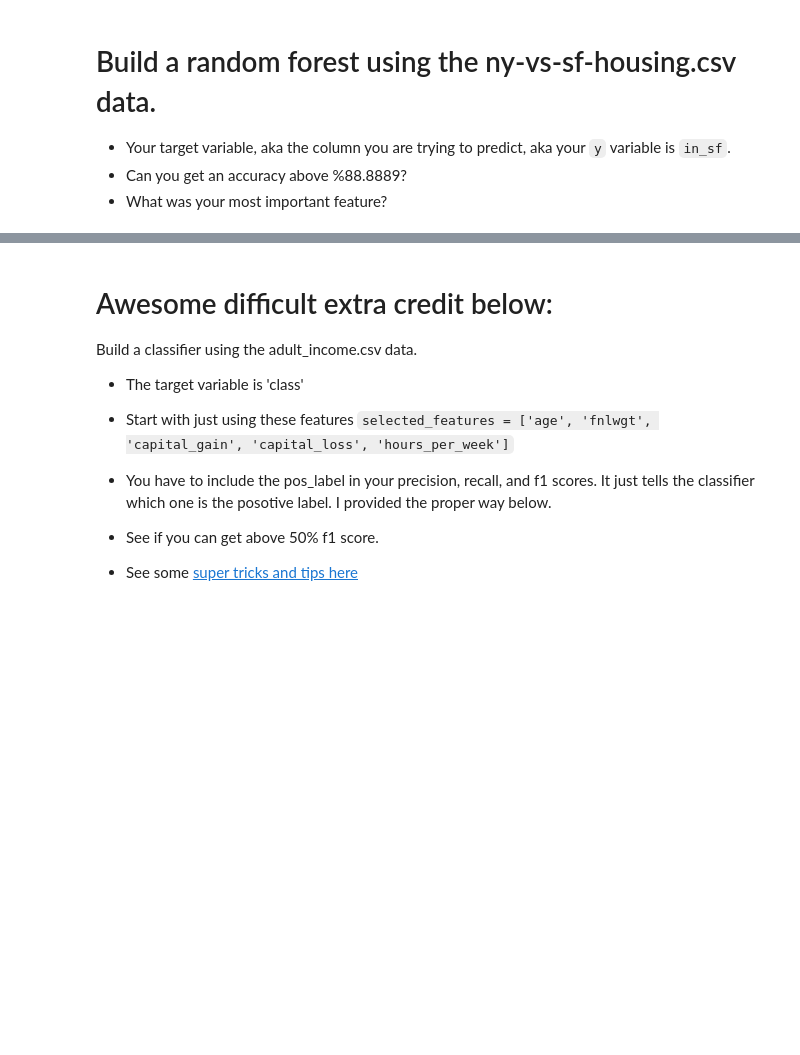
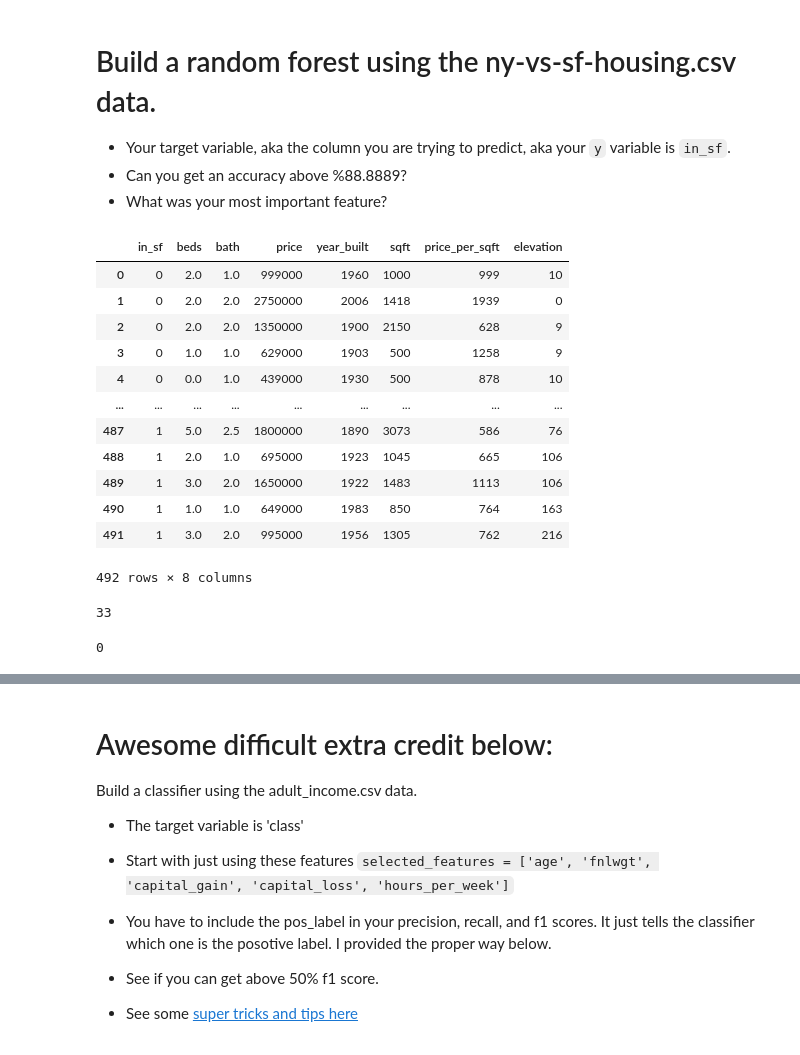
Before and after one commit to hMRZQ21/2022-fall-data-science, a Jupyter notebook: Week-05-RandomForest/Exercise-RandomForests.ipynb, the cells around one changed output, grey strips where cells are left out. Cells and saved outputs as stored; diff of their text form; code cells hidden in the pictures; blank space fills up the shorter version.

```diff
--- a/Week-05-RandomForest/Exercise-RandomForests.ipynb
+++ b/Week-05-RandomForest/Exercise-RandomForests.ipynb
@@ -304,5 +425,33 @@ feature_imp
 * Can you get an accuracy above %88.8889?
 * What was your most important feature?
 # %%
+# load data
 df = pd.read_csv('data/ny-vs-sf-houses.csv')
-df.head()
+df
+# %% [output]
+|  | in_sf | beds | bath | price | year_built | sqft | price_per_sqft | elevation |
+| 0 | 0 | 2.0 | 1.0 | 999000 | 1960 | 1000 | 999 | 10 |
+| 1 | 0 | 2.0 | 2.0 | 2750000 | 2006 | 1418 | 1939 | 0 |
+| 2 | 0 | 2.0 | 2.0 | 1350000 | 1900 | 2150 | 628 | 9 |
+| 3 | 0 | 1.0 | 1.0 | 629000 | 1903 | 500 | 1258 | 9 |
+| 4 | 0 | 0.0 | 1.0 | 439000 | 1930 | 500 | 878 | 10 |
+| ... | ... | ... | ... | ... | ... | ... | ... | ... |
+| 487 | 1 | 5.0 | 2.5 | 1800000 | 1890 | 3073 | 586 | 76 |
+| 488 | 1 | 2.0 | 1.0 | 695000 | 1923 | 1045 | 665 | 106 |
+| 489 | 1 | 3.0 | 2.0 | 1650000 | 1922 | 1483 | 1113 | 106 |
+| 490 | 1 | 1.0 | 1.0 | 649000 | 1983 | 850 | 764 | 163 |
+| 491 | 1 | 3.0 | 2.0 | 995000 | 1956 | 1305 | 762 | 216 |
+492 rows × 8 columns
+# %%
+# check for duplicates
+
+df.duplicated().sum()
+# %% [output]
+33
+# %%
+# drop duplicates and check again
+
+df.drop_duplicates(inplace=True)
+df.duplicated().sum()
+# %% [output]
+0
```
Also changed, not shown: parts of 36 cells of this notebook.
